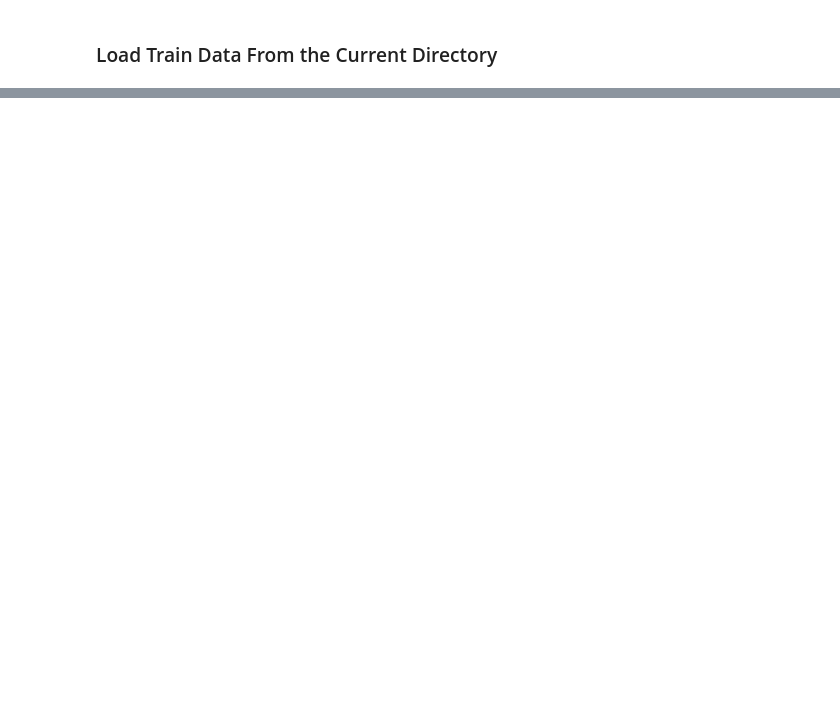
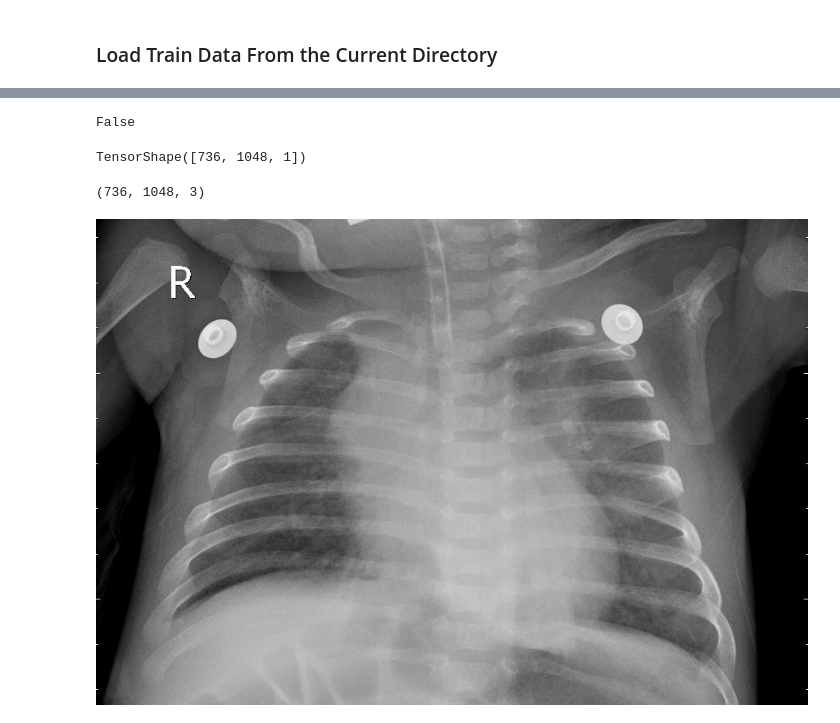
Before and after one commit to bagnine/Pnuemonia-image-classification, a Jupyter notebook: notebooks/EDA/timEDA.ipynb, the cells around one changed output, grey strips where cells are left out. Drawn from its saved outputs; the diff is of its cells as text; code cells hidden in the pictures; blank space fills up the shorter version.

```diff
--- a/notebooks/EDA/timEDA.ipynb
+++ b/notebooks/EDA/timEDA.ipynb
@@ -16,7 +24,7 @@ norm_train_batch = os.listdir(norm_train_path)
 
 norm_train = []
 norm_errors = []
-for image_name in (norm_train_batch):
+for image_name in (norm_train_batch[:10]):
     img_path = norm_train_path + image_name
     try:
         x = image.load_img(img_path)
@@ -32,7 +40,7 @@ pnue_train_batch = os.listdir(pnue_train_path)
 
 pnue_train = []
 pnue_errors = []
-for image_name in pnue_train_batch:
+for image_name in pnue_train_batch[:10]:
     img_path = pnue_train_path + image_name
     try:
         x = image.load_img(img_path)
@@ -49,0 +232,16 @@ os.getcwd()
+# %%
+(image_array[:,:,1] - image_array[:,:,2]).any()
+# %% [output]
+False
+# %%
+rgb_to_grayscale(image_array).shape
+# %% [output]
+TensorShape([736, 1048, 1])
+# %%
+image_array.shape
+# %% [output]
+(736, 1048, 3)
+# %%
+pnue_train[1]
+# %% [output]
+[figure, added]
```
Also changed, not shown: parts of 9 cells of this notebook, 2 other files.
